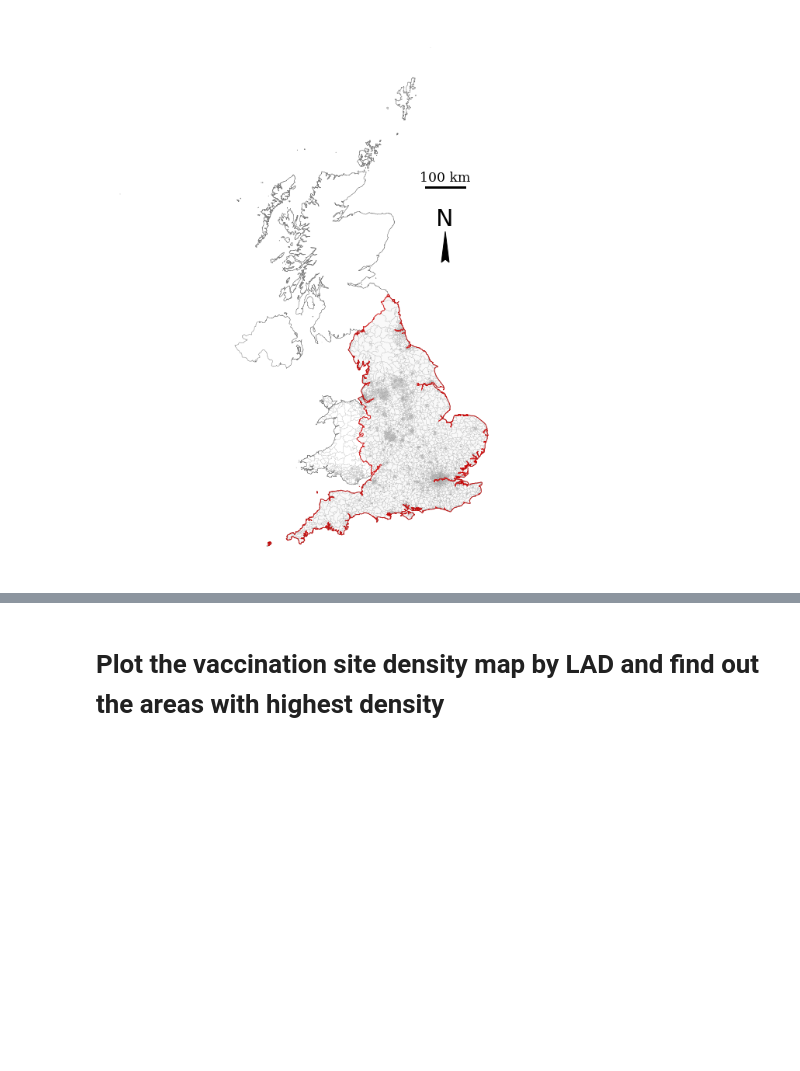
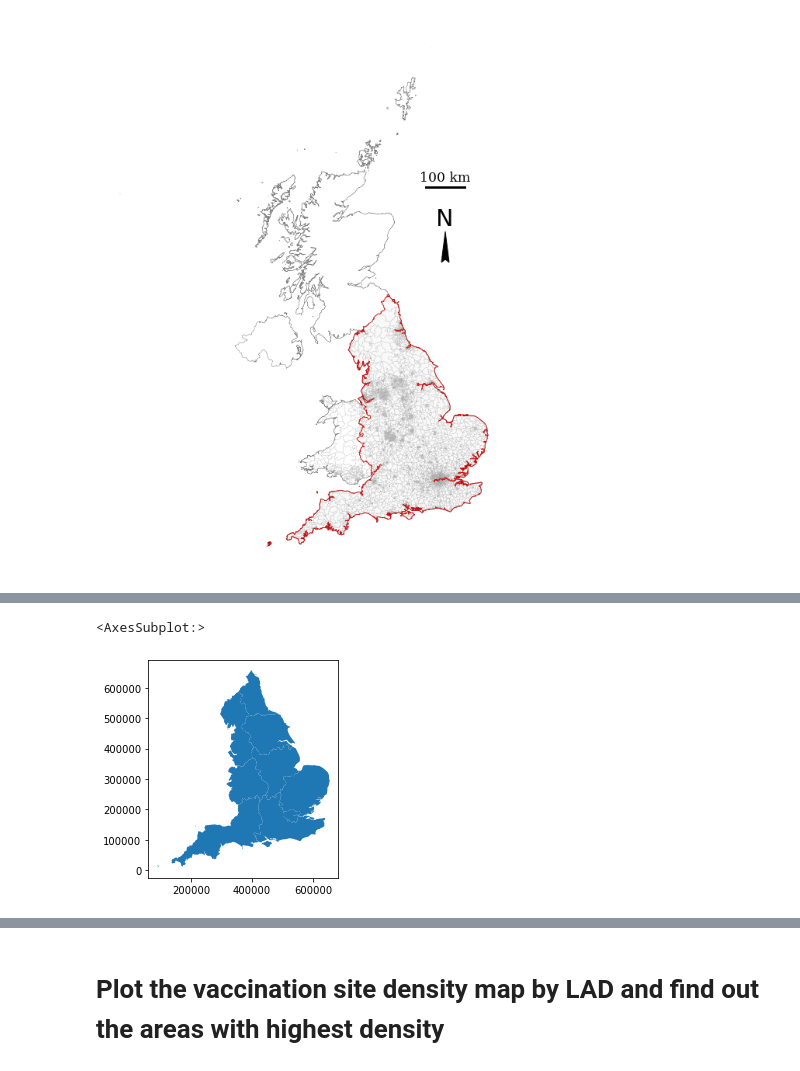
Before and after one commit to LingruFeng/dissertation, a Jupyter notebook: data_github/Research_area_plot.ipynb, the cells around one changed output, grey strips where cells are left out. Drawn from its saved outputs; the diff is of its cells as text; code cells hidden in the pictures; blank space fills up the shorter version.

Commit message:
Research area plot, vaccination site density exploration and plot

```diff
--- a/data_github/Research_area_plot.ipynb
+++ b/data_github/Research_area_plot.ipynb
@@ -239,0 +272,7 @@ plt.savefig('figure/research_area_map', dpi=600)
+# %%
+England_9_region = gpd.read_file('https://github.com/LingruFeng/dissertation/blob/main/data_raw/England_9_region.gpkg?raw=true')
+England_9_region = England_9_region.to_crs('epsg:27700')
+England_9_region.plot()
+# %% [output]
+<AxesSubplot:>
+[figure, added]
```
Also changed, not shown: parts of 7 cells of this notebook.
